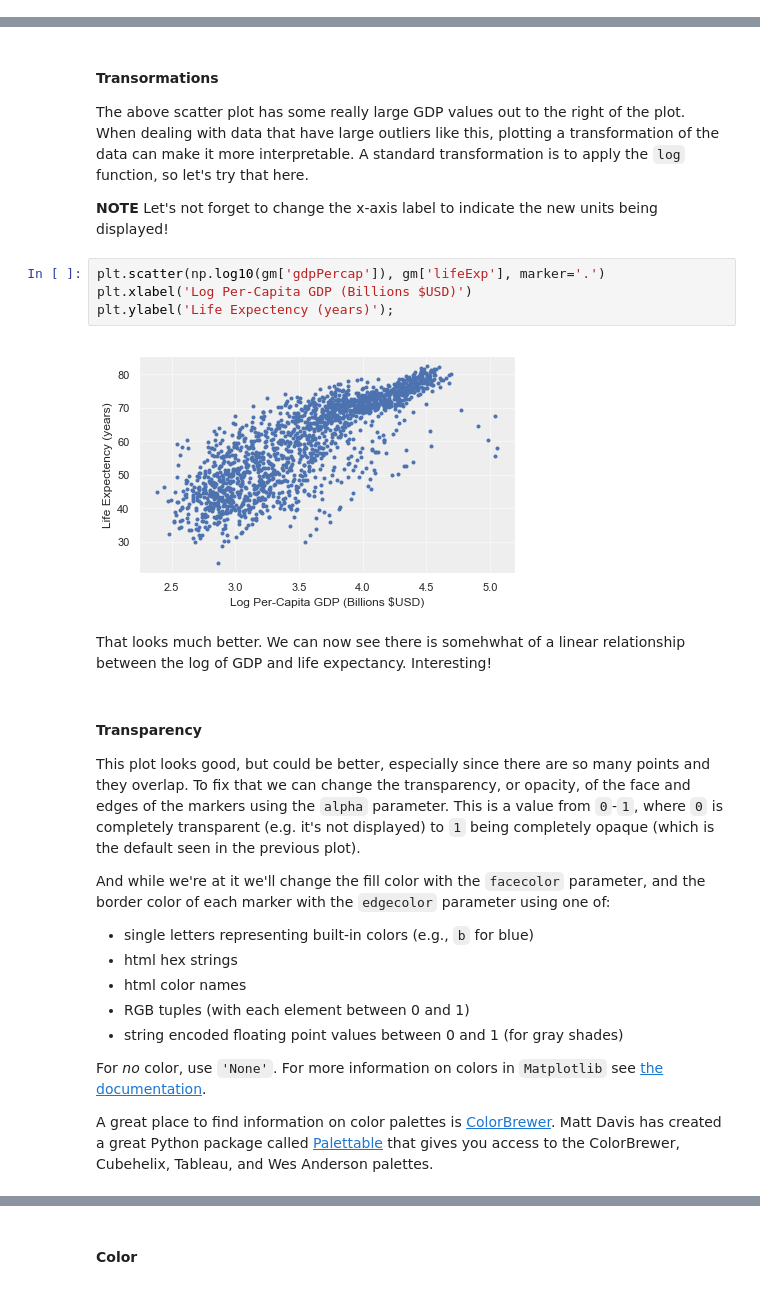
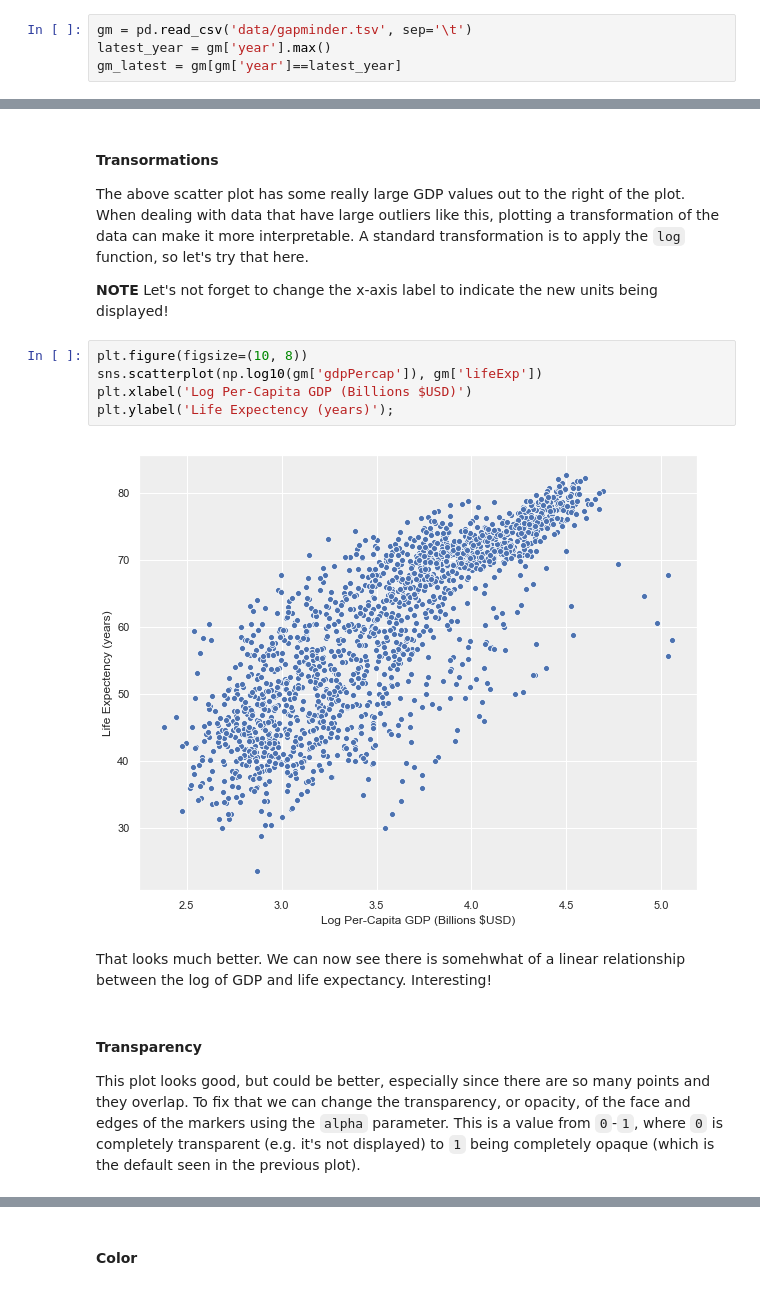
Before and after one commit to tylerhuntington222/journal-club-plotting-demo, a Jupyter notebook: Journal_Club_seaborn.ipynb, the cells around one changed output, grey strips where cells are left out. Saved outputs shown, nothing was run; the diff lists cells and outputs as text.

```diff
--- a/Journal_Club_seaborn.ipynb
+++ b/Journal_Club_seaborn.ipynb
@@ -14,3 +25,7 @@ The `sns.set()` function allows us to change some of the `rcParams`. Here, we're
+# %%
+gm = pd.read_csv('data/gapminder.tsv', sep='\t')
+latest_year = gm['year'].max()
+gm_latest = gm[gm['year']==latest_year]
 # %% [markdown]
 ## Histograms
 # %%
@@ -127,27 +161,16 @@ The above scatter plot has some really large GDP values out to the right of the
 
 **NOTE** Let's not forget to change the x-axis label to indicate the new units being displayed!
 # %%
-plt.scatter(np.log10(gm['gdpPercap']), gm['lifeExp'], marker='.')
+plt.figure(figsize=(10, 8))
+sns.scatterplot(np.log10(gm['gdpPercap']), gm['lifeExp'])
 plt.xlabel('Log Per-Capita GDP (Billions $USD)')
 plt.ylabel('Life Expectency (years)');
 # %% [output]
-[figure, old version]
+[figure, new version]
 # %% [markdown]
 That looks much better. We can now see there is somehwhat of a linear relationship between the log of GDP and life expectancy. Interesting!
 # %% [markdown]
 #### Transparency
 
 This plot looks good, but could be better, especially since there are so many points and they overlap. To fix that we can change the transparency, or opacity, of the face and edges of the markers using the `alpha` parameter. This is a value from `0`-`1`, where `0` is completely transparent (e.g. it's not displayed) to `1` being completely opaque (which is the default seen in the previous plot).
-
-And while we're at it we'll change the fill color with the `facecolor` parameter, and the border color of each marker with the `edgecolor` parameter using one of:
-
-* single letters representing built-in colors (e.g., `b` for blue)
-* html hex strings
-* html color names
-* RGB tuples (with each element between 0 and 1)
-* string encoded floating point values between 0 and 1 (for gray shades)
-
-For *no* color, use `'None'`. For more information on colors in `Matplotlib` see [the documentation](http://matplotlib.org/api/colors_api.html#colors).
-
-A great place to find information on color palettes is [ColorBrewer](http://colorbrewer2.org/). Matt Davis has created a great Python package called [Palettable](https://jiffyclub.github.io/palettable/) that gives you access to the ColorBrewer, Cubehelix, Tableau, and Wes Anderson palettes.
 # %%
```
Also changed, not shown: parts of 37 cells of this notebook.
